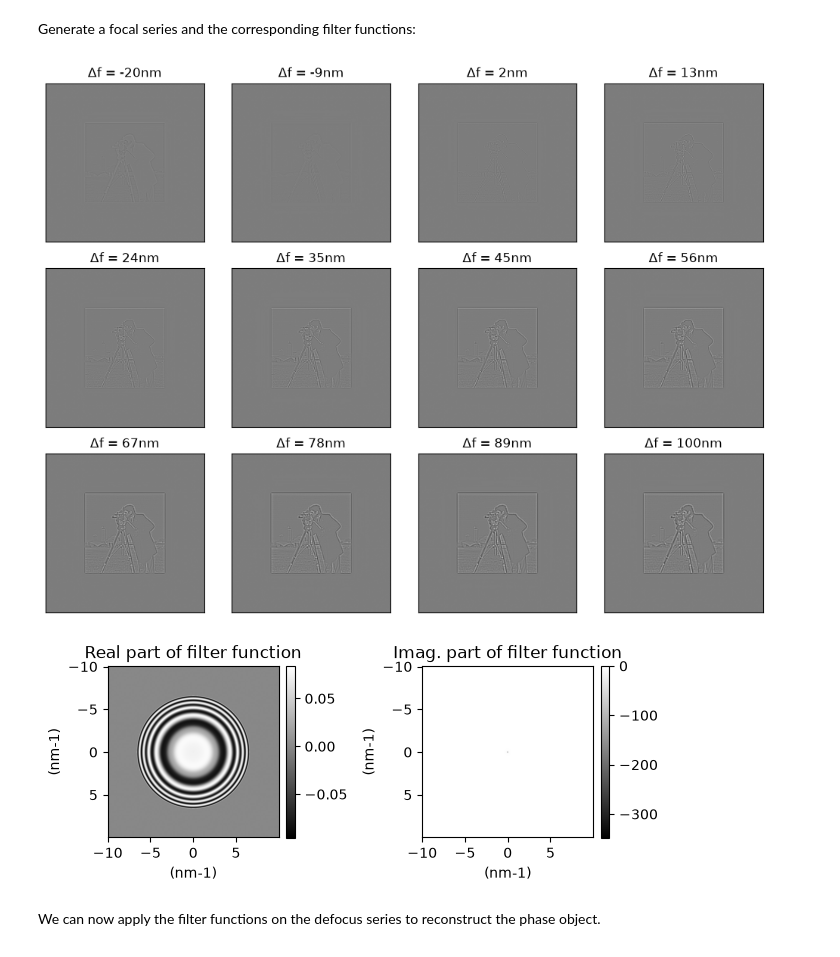
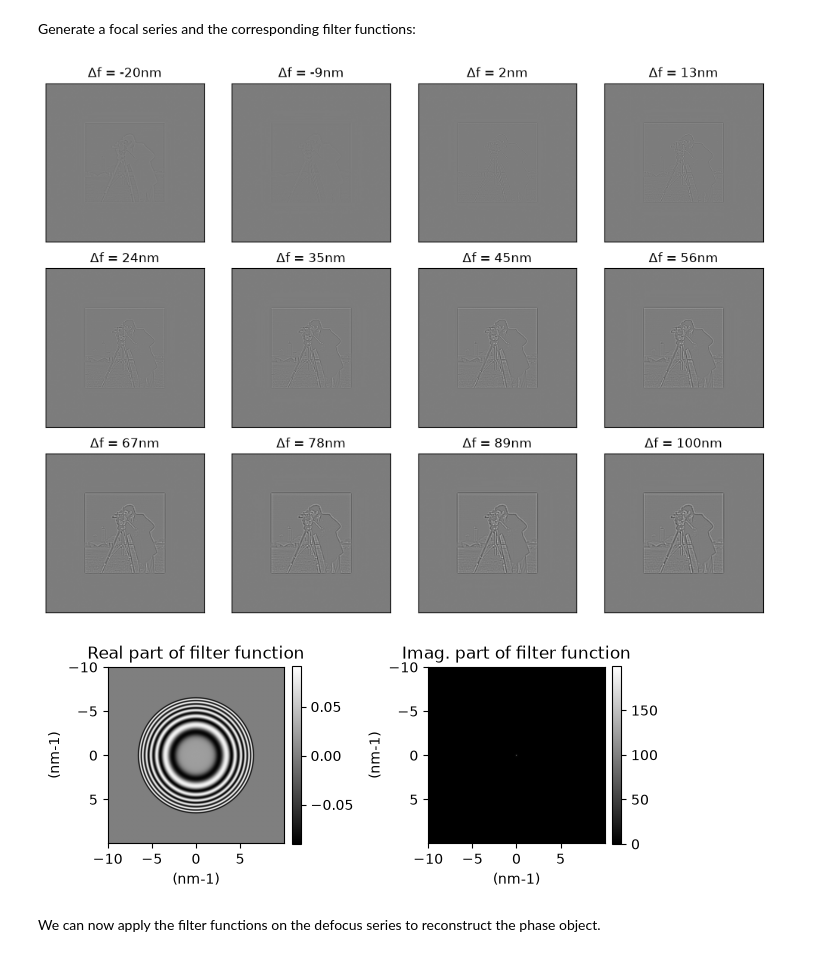
Before and after one commit to desdb6/Event_Based_Focal_Series_Reconstruction, a Jupyter notebook: notebooks/linear_reconstruction.ipynb, the cells around one changed output. Saved outputs shown, nothing was run; the diff lists cells and outputs as text; code cells hidden in the pictures.

```diff
--- a/notebooks/linear_reconstruction.ipynb
+++ b/notebooks/linear_reconstruction.ipynb
@@ -27,22 +27,22 @@ Generate a focal series and the corresponding filter functions:
 # %%
 acc_voltage = 300
 wavelength = electron_wavelength(acc_voltage)
 cs = 1.2e6
 aperture_alpha_max = 13
 defoci = np.linspace(-20, 100, 12)
 
 focal_series = focal_series_nonlinear(defoci, spec.owf, spec.k_grid, wavelength, cs, aperture_alpha_max)
 plot_focal_series(focal_series, defoci)
 
-filter_function_example = filter_function(36, defoci, spec.k_grid, wavelength, cs, aperture_alpha_max)
+filter_function_example = filter_function(56, defoci, spec.k_grid, wavelength, cs, aperture_alpha_max)
 
 fig, ax2 = plt.subplots(1, 2)
 plot_2d(filter_function_example, x=spec.kx, y=spec.ky, mode="real", title="Real part of filter function", xlabel="(nm-1)", ylabel="(nm-1)", ax=ax2[0])
 plot_2d(filter_function_example, x=spec.kx, y=spec.ky, mode="imag", title="Imag. part of filter function", xlabel="(nm-1)", ylabel="(nm-1)", ax=ax2[1])
 plt.tight_layout()
 # %% [output]
 [figure]
-[figure, old version]
+[figure, new version]
 # %% [markdown]
 We can now apply the filter functions on the defocus series to reconstruct the phase object.
 # %%
```
Also changed, not shown: parts of 1 cell of this notebook.
